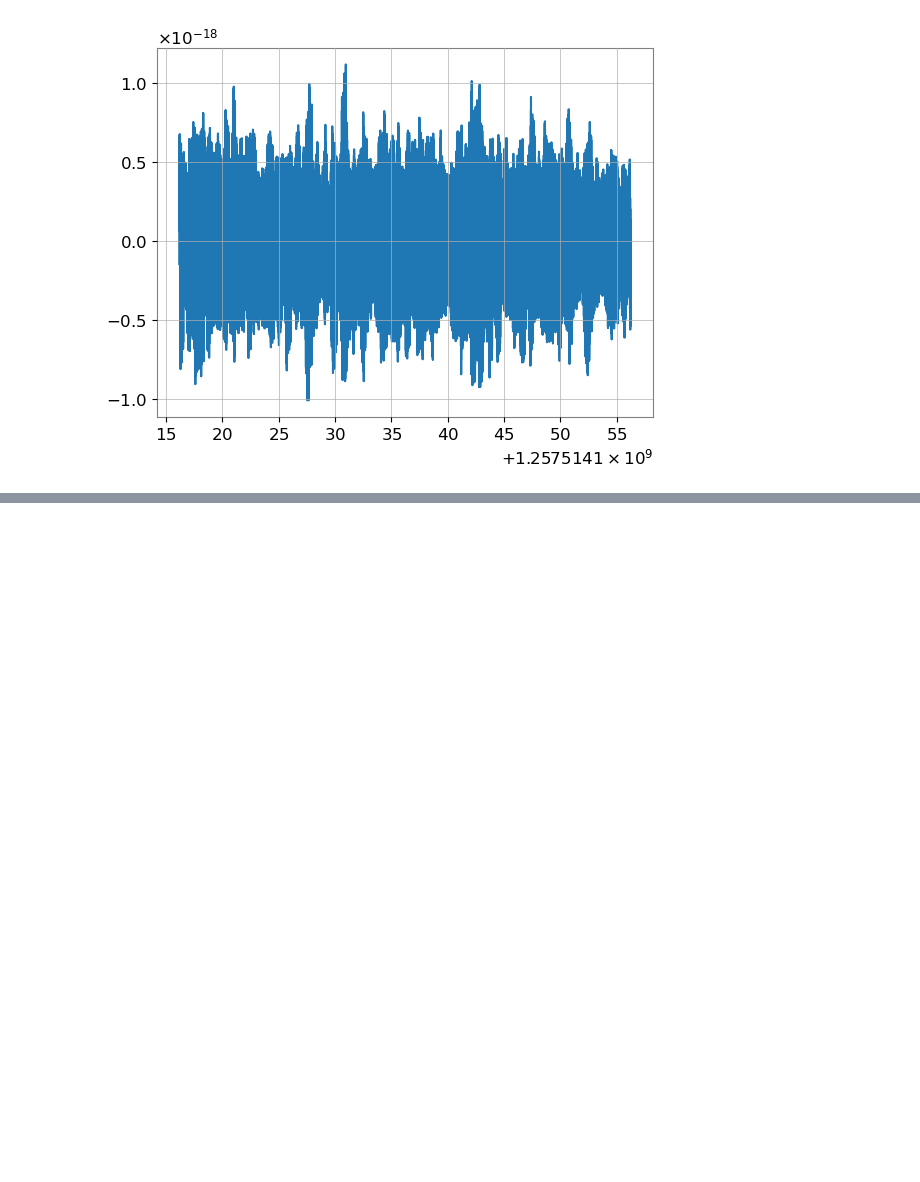
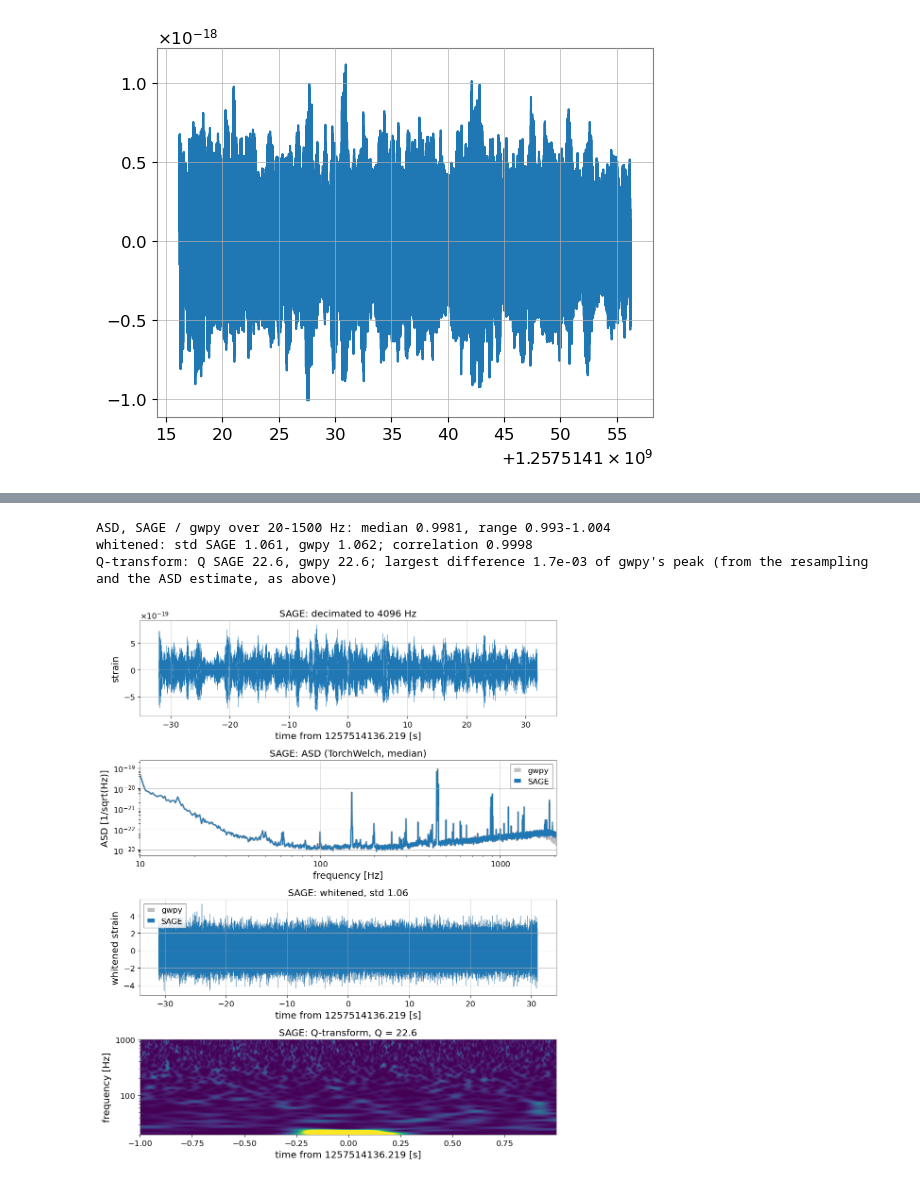
Before and after one commit to MelissaLP/sage, a Jupyter notebook: eucaif/virgo_data_prep.ipynb, the cells around one changed output, grey strips where cells are left out. Saved outputs shown, nothing was run; the diff lists cells and outputs as text; code cells hidden in the pictures; blank space fills up the shorter version.

```diff
--- a/eucaif/virgo_data_prep.ipynb
+++ b/eucaif/virgo_data_prep.ipynb
@@ -113,18 +128,13 @@ fig.tight_layout()
 # %%
-%%time
+#%%time
 # SAGE: the same steps with SAGE's functions (float64 for real strain, see FIRWhitening's docstring);
 # gwpy's results from the cell above are drawn in grey for comparison
-import numpy as np
-from sage.dsp import decimate
-from sage.dsp.welch import TorchWelch
-from sage.dsp.whiten import FIRWhitening
-from sage.dsp.qtransform import QTransform
 
-fs = 4096
-t0 = df['GPStime'].iloc[0]
-x_sage = decimate(torch.tensor(data.value), int(data.sample_rate.value) // fs)   # half-band FIR anti-alias, x2 per pass
-welch = TorchWelch(delta_t=1 / fs, seg_len=4 * fs, seg_stride=2 * fs)           # 4 s Hann segments, 2 s overlap, median
-f_sage, psd_sage = welch(x_sage, return_freqs=True)                         # frequencies (Hz) and PSD
+data_torch = torch.tensor(data.value)
+fs_old = int(data.sample_rate.value) # 6 kHz -> 4 kHz
+x_sage = decimate(data_torch, fs_old // fs)   # half-band FIR anti-alias, x2 per pass
+
+f_sage, psd_sage = TorchWelch(delta_t=1 / fs, seg_len=4 * fs, seg_stride=2 * fs)(x_sage, return_freqs=True)                         # frequencies (Hz) and PSD
 asd_sage = psd_sage.sqrt()
 whiten = FIRWhitening(fs, fduration=2.0, highpass=15.0, dtype=torch.float64)    # gwpy's whiten (2 s filter)
 white_sage = whiten(x_sage.reshape(1, 1, -1), asd_sage[None])[0, 0]             # 1 s shorter at each end
@@ -132,30 +142,35 @@ tc = t0 - start - whiten.pad / fs
 qt = QTransform(fs, white_sage.numel(), qrange=(4, 64), frange=(20, 1000), logf=True, fres=500,
                 outseg=(tc - 1, tc + 1))                                         # gwpy's grid: 1000 x 500 over +/- 1 s
 q_sage, q = qt(white_sage, gps=tc, return_q=True)                                # Q searched near the glitch, as gwpy's gps=
 
 t = start - t0 + np.arange(x_sage.numel()) / fs
 fig, axs = plt.subplots(4, 1, figsize=(10, 12))
 axs[0].plot(t, x_sage, lw=0.3)
 axs[0].set(xlabel=f"time from {t0} [s]", ylabel="strain", title=f"SAGE: decimated to {fs} Hz")
 axs[1].loglog(asd_gwpy.frequencies.value, asd_gwpy.value, color="0.75", lw=3, label="gwpy")
 axs[1].loglog(f_sage, asd_sage, label="SAGE")
 axs[1].set(xlim=(10, fs / 2), xlabel="frequency [Hz]", ylabel="ASD [1/sqrt(Hz)]", title="SAGE: ASD (TorchWelch, median)")
 axs[1].legend()
 axs[2].plot(white_gwpy.times.value - t0, white_gwpy.value, color="0.75", lw=0.6, label="gwpy")
 axs[2].plot(t[whiten.pad:-whiten.pad], white_sage, lw=0.3, label="SAGE")
 axs[2].set(xlabel=f"time from {t0} [s]", ylabel="whitened strain", title=f"SAGE: whitened, std {float(white_sage.std()):.2f}")
 axs[2].legend()
 axs[3].pcolormesh(qt.times - tc, qt.frequencies, q_sage.T, shading="auto", vmin=0, vmax=25)
 axs[3].set(yscale="log", xlabel=f"time from {t0} [s]", ylabel="frequency [Hz]", title=f"SAGE: Q-transform, Q = {float(q):.1f}")
 axs[3].grid(False)
 fig.tight_layout()
 
 # how close to gwpy: the resamplers' anti-alias filters differ near the new Nyquist (2048 Hz)
 band = (f_sage >= 20) & (f_sage <= 1500)
 ratio = (asd_sage / torch.tensor(asd_gwpy.value))[band]
 print(f"ASD, SAGE / gwpy over 20-1500 Hz: median {float(ratio.median()):.4f}, range {float(ratio.min()):.3f}-{float(ratio.max()):.3f}")
 print(f"whitened: std SAGE {float(white_sage.std()):.3f}, gwpy {white_gwpy.value.std():.3f}; "
       f"correlation {np.corrcoef(white_sage.numpy(), white_gwpy.value)[0, 1]:.4f}")
 print(f"Q-transform: Q SAGE {float(q):.1f}, gwpy {q_gwpy.q:.1f}; largest difference "
       f"{float((q_sage - torch.tensor(q_gwpy.value)).abs().max() / q_gwpy.value.max()):.1e} of gwpy's peak "
       f"(from the resampling and the ASD estimate, as above)")
+# %% [output]
+ASD, SAGE / gwpy over 20-1500 Hz: median 0.9981, range 0.993-1.004
+whitened: std SAGE 1.061, gwpy 1.062; correlation 0.9998
+Q-transform: Q SAGE 22.6, gwpy 22.6; largest difference 1.7e-03 of gwpy's peak (from the resampling and the ASD estimate, as above)
+[figure, added]
```
Also changed, not shown: parts of 7 cells of this notebook.
